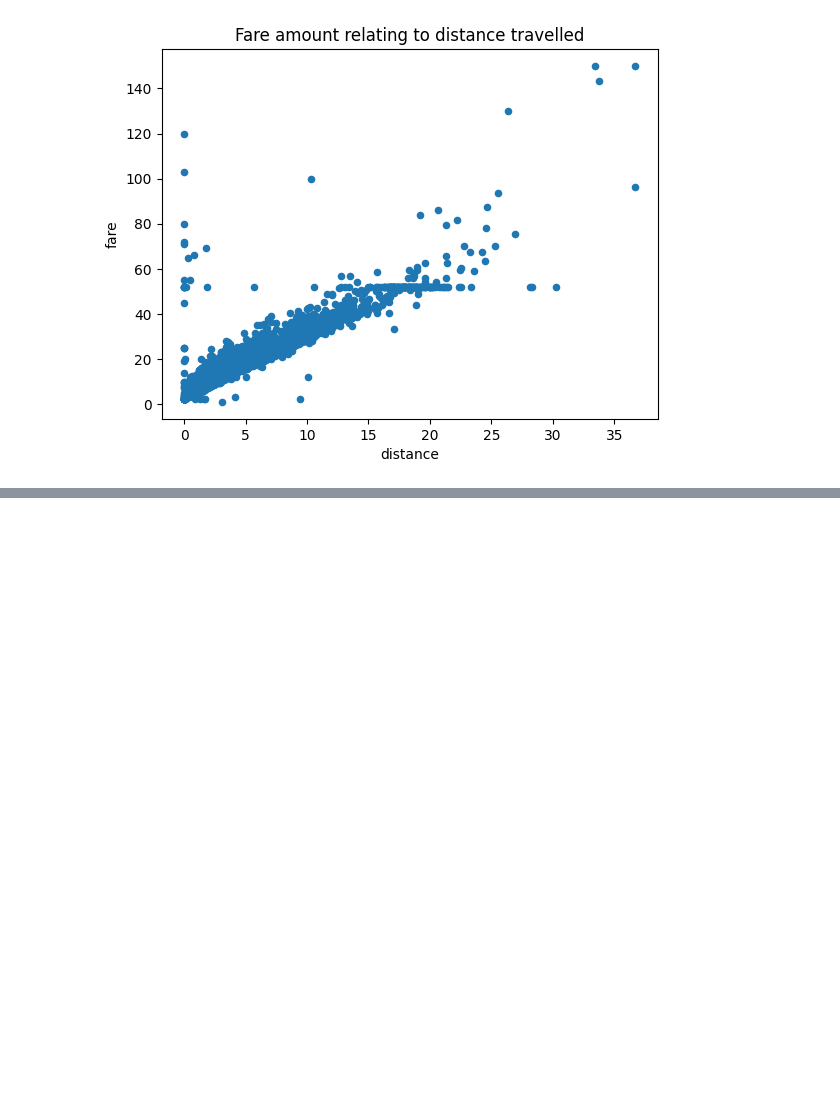
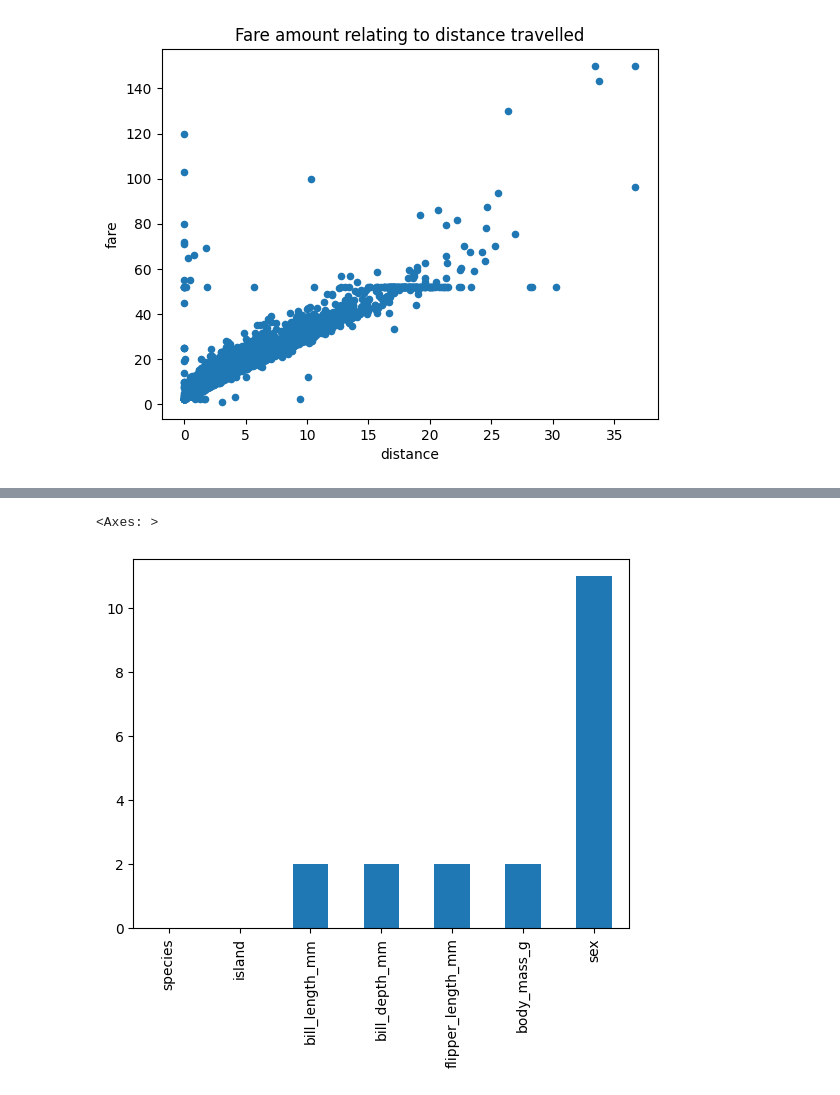
Before and after one commit to r-leyshon/py-pandas, a Jupyter notebook: data-manipulation/04-pd-plot.ipynb, the cells around one changed output, grey strips where cells are left out. Cells and saved outputs as stored; diff of their text form; code cells hidden in the pictures; blank space fills up the shorter version.

```diff
--- a/data-manipulation/04-pd-plot.ipynb
+++ b/data-manipulation/04-pd-plot.ipynb
@@ -77,0 +104,5 @@ taxis[taxis["color"] == "green"]["fare"].hist(color="green", bins=20, alpha=0.5)
+# %%
+penguins.isna().sum().plot(kind="bar")
+# %% [output]
+<Axes: >
+[figure, added]
```
Also changed, not shown: parts of 7 cells of this notebook.
